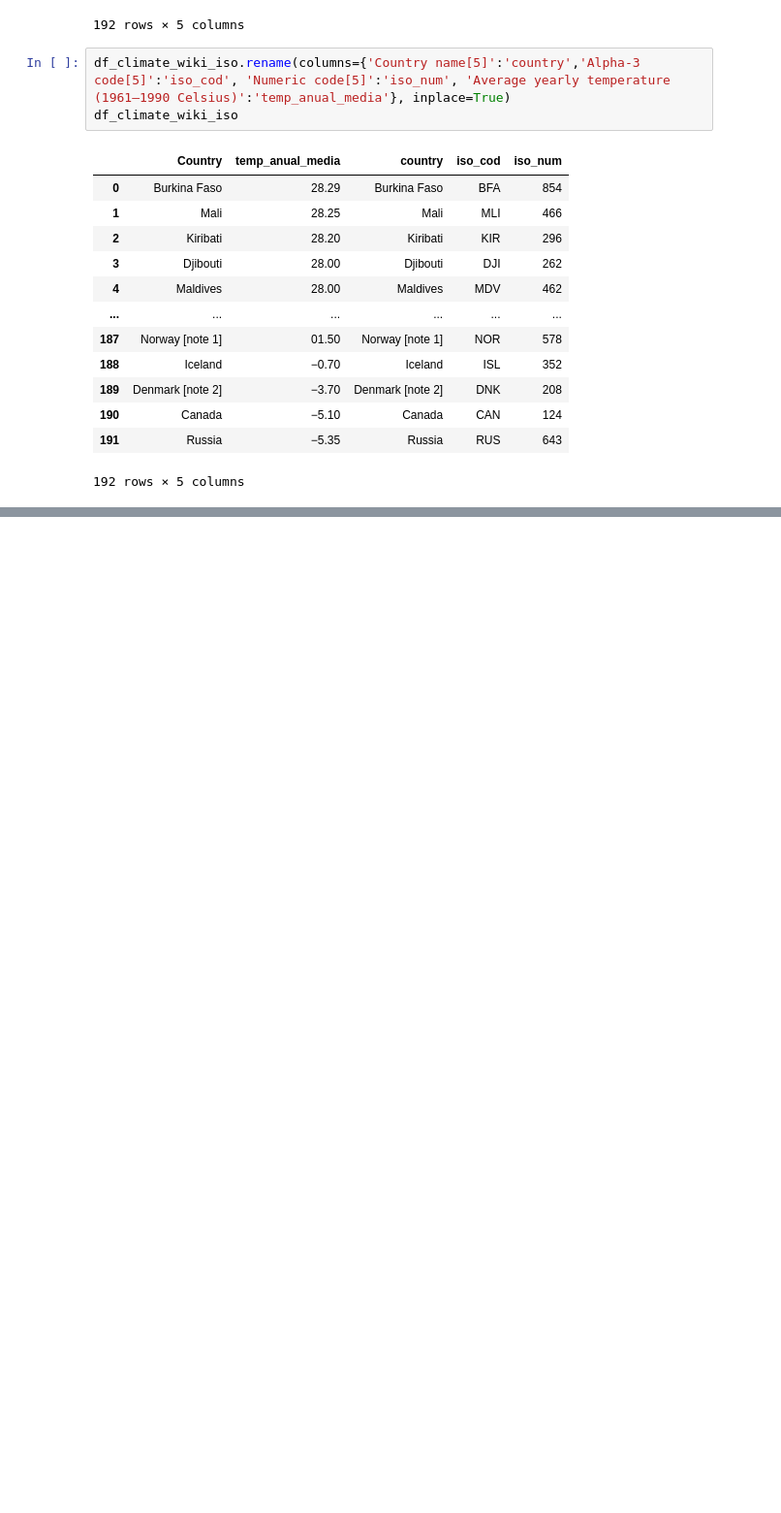
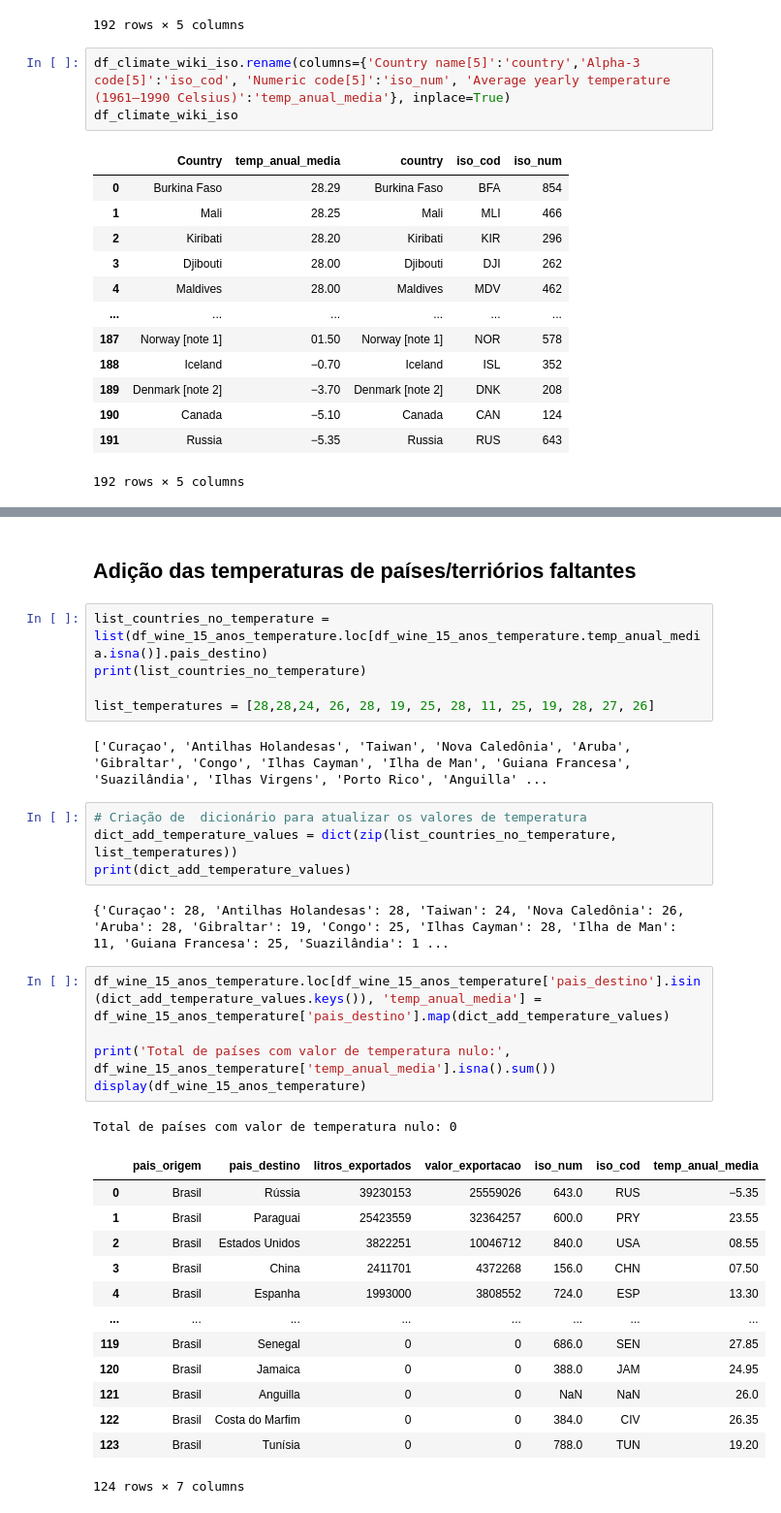
Before and after one commit to jackson-simionato/fase1_pos_tech_challenge_wine, a Jupyter notebook: fase 1 - tech challenge (vinhos).ipynb, the cells around one changed output, grey strips where cells are left out. Shown at 97% size. Saved outputs shown, nothing was run; the diff lists cells and outputs as text; blank space fills up the shorter version.

```diff
--- a/fase 1 - tech challenge (vinhos).ipynb
+++ b/fase 1 - tech challenge (vinhos).ipynb
@@ -756,3 +864,38 @@ df_wine_15_anos_temperature.loc[df_wine_15_anos_temperature.temp_anual_media.isn
 | 114 | Brasil | Ilhas Virgens | 0 | 0 | 850.0 | VIR | NaN |
 | 117 | Brasil | Porto Rico | 0 | 0 | 630.0 | PRI | NaN |
 | 121 | Brasil | Anguilla | 0 | 0 | NaN | NaN | NaN |
+# %% [markdown]
+## Adição das temperaturas de países/terriórios faltantes
+# %%
+list_countries_no_temperature = list(df_wine_15_anos_temperature.loc[df_wine_15_anos_temperature.temp_anual_media.isna()].pais_destino)
+print(list_countries_no_temperature)
+
+list_temperatures = [28,28,24, 26, 28, 19, 25, 28, 11, 25, 19, 28, 27, 26]
+# %% [output]
+['Curaçao', 'Antilhas Holandesas', 'Taiwan', 'Nova Caledônia', 'Aruba', 'Gibraltar', 'Congo', 'Ilhas Cayman', 'Ilha de Man', 'Guiana Francesa', 'Suazilândia', 'Ilhas Virgens', 'Porto Rico', 'Anguilla' ...
+# %%
+# Criação de  dicionário para atualizar os valores de temperatura
+dict_add_temperature_values = dict(zip(list_countries_no_temperature, list_temperatures))
+print(dict_add_temperature_values)
+# %% [output]
+{'Curaçao': 28, 'Antilhas Holandesas': 28, 'Taiwan': 24, 'Nova Caledônia': 26, 'Aruba': 28, 'Gibraltar': 19, 'Congo': 25, 'Ilhas Cayman': 28, 'Ilha de Man': 11, 'Guiana Francesa': 25, 'Suazilândia': 1 ...
+# %%
+df_wine_15_anos_temperature.loc[df_wine_15_anos_temperature['pais_destino'].isin(dict_add_temperature_values.keys()), 'temp_anual_media'] = df_wine_15_anos_temperature['pais_destino'].map(dict_add_temperature_values)
+
+print('Total de países com valor de temperatura nulo:', df_wine_15_anos_temperature['temp_anual_media'].isna().sum())
+display(df_wine_15_anos_temperature)
+# %% [output]
+Total de países com valor de temperatura nulo: 0
+|  | pais_origem | pais_destino | litros_exportados | valor_exportacao | iso_num | iso_cod | temp_anual_media |
+| 0 | Brasil | Rússia | 39230153 | 25559026 | 643.0 | RUS | −5.35 |
+| 1 | Brasil | Paraguai | 25423559 | 32364257 | 600.0 | PRY | 23.55 |
+| 2 | Brasil | Estados Unidos | 3822251 | 10046712 | 840.0 | USA | 08.55 |
+| 3 | Brasil | China | 2411701 | 4372268 | 156.0 | CHN | 07.50 |
+| 4 | Brasil | Espanha | 1993000 | 3808552 | 724.0 | ESP | 13.30 |
+| ... | ... | ... | ... | ... | ... | ... | ... |
+| 119 | Brasil | Senegal | 0 | 0 | 686.0 | SEN | 27.85 |
+| 120 | Brasil | Jamaica | 0 | 0 | 388.0 | JAM | 24.95 |
+| 121 | Brasil | Anguilla | 0 | 0 | NaN | NaN | 26.0 |
+| 122 | Brasil | Costa do Marfim | 0 | 0 | 384.0 | CIV | 26.35 |
+| 123 | Brasil | Tunísia | 0 | 0 | 788.0 | TUN | 19.20 |
+124 rows × 7 columns
```
Also changed, not shown: parts of 48 cells of this notebook.
